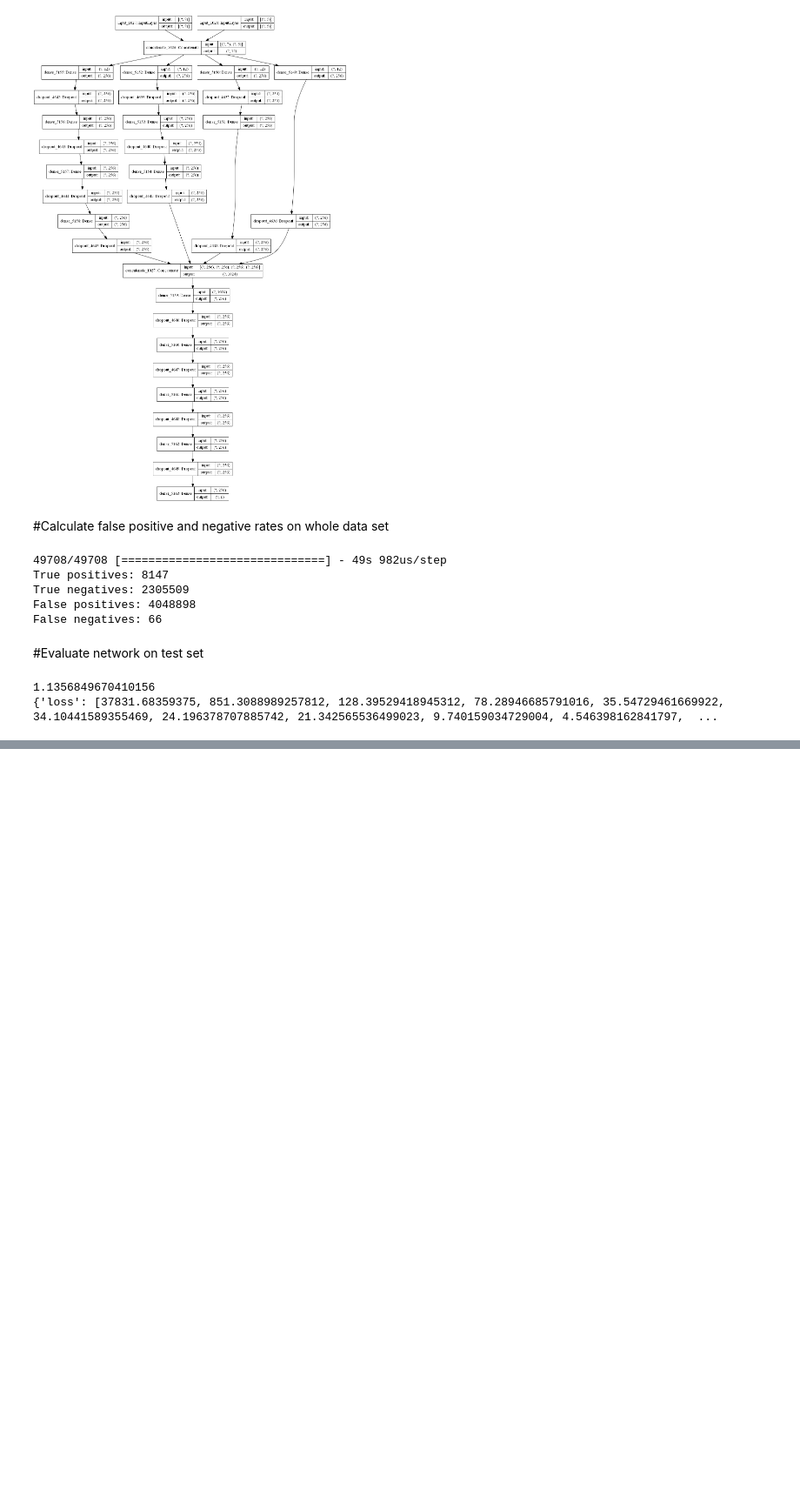
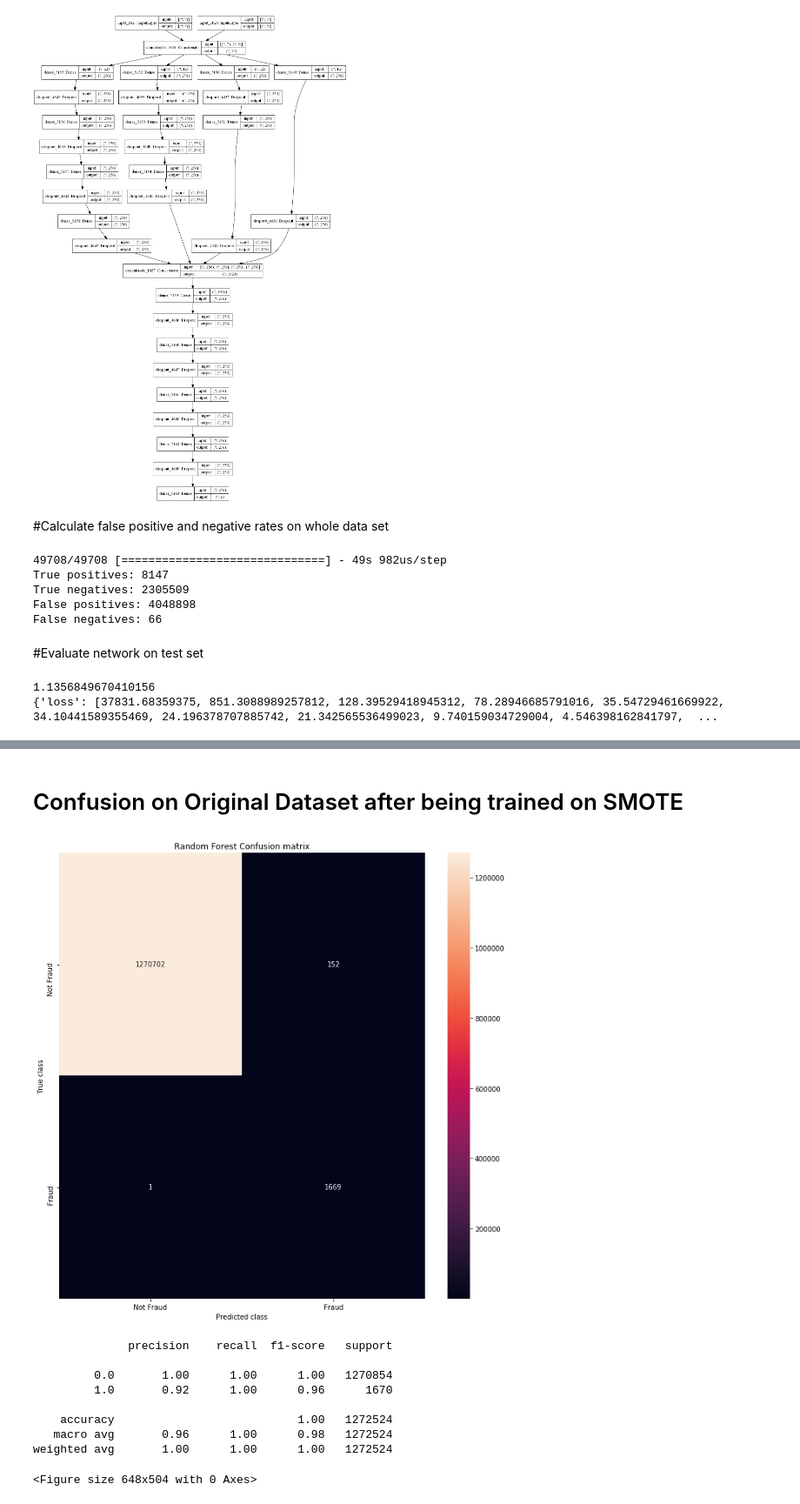
Before and after one commit to ColbyMainard/FraudDetectorCSCE676, a Jupyter notebook: Bank Transactions Analysis.ipynb, the cells around one changed output, grey strips where cells are left out. Shown at 87% size. Saved outputs shown, nothing was run; the diff lists cells and outputs as text; code cells hidden in the pictures; blank space fills up the shorter version.

```diff
--- a/Bank Transactions Analysis.ipynb
+++ b/Bank Transactions Analysis.ipynb
@@ -514,0 +643,27 @@ print(history.history)
+# %% [markdown]
+# Confusion on Original Dataset after being trained on SMOTE
+# %%
+y_pred = RFC.predict(X_test)
+
+LABELS = ['Not Fraud', 'Fraud']
+conf_matrix = confusion_matrix(y_test, y_pred)
+plt.figure(figsize=(12, 12))
+sns.heatmap(conf_matrix, xticklabels=LABELS, yticklabels=LABELS, annot=True, fmt="d");
+plt.title("Random Forest Confusion matrix")
+plt.ylabel('True class')
+plt.xlabel('Predicted class')
+plt.show()
+plt.figure(figsize=(9, 7))
+
+print(classification_report(y_test, y_pred))
+# %% [output]
+[figure, added]
+              precision    recall  f1-score   support
+
+         0.0       1.00      1.00      1.00   1270854
+         1.0       0.92      1.00      0.96      1670
+
+    accuracy                           1.00   1272524
+   macro avg       0.96      1.00      0.98   1272524
+weighted avg       1.00      1.00      1.00   1272524
+<Figure size 648x504 with 0 Axes>
```
Also changed, not shown: parts of 15 cells of this notebook, 1 other file.
